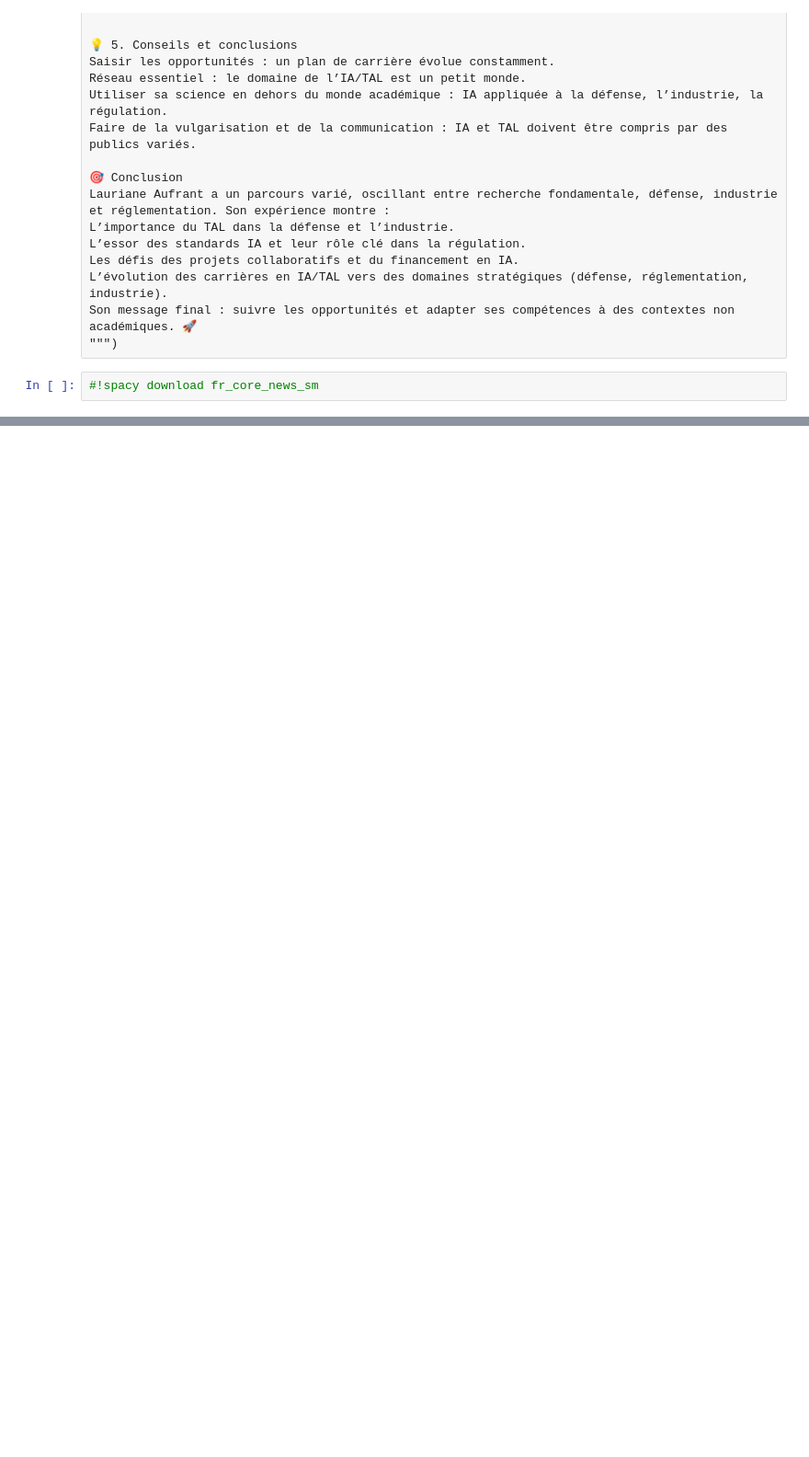
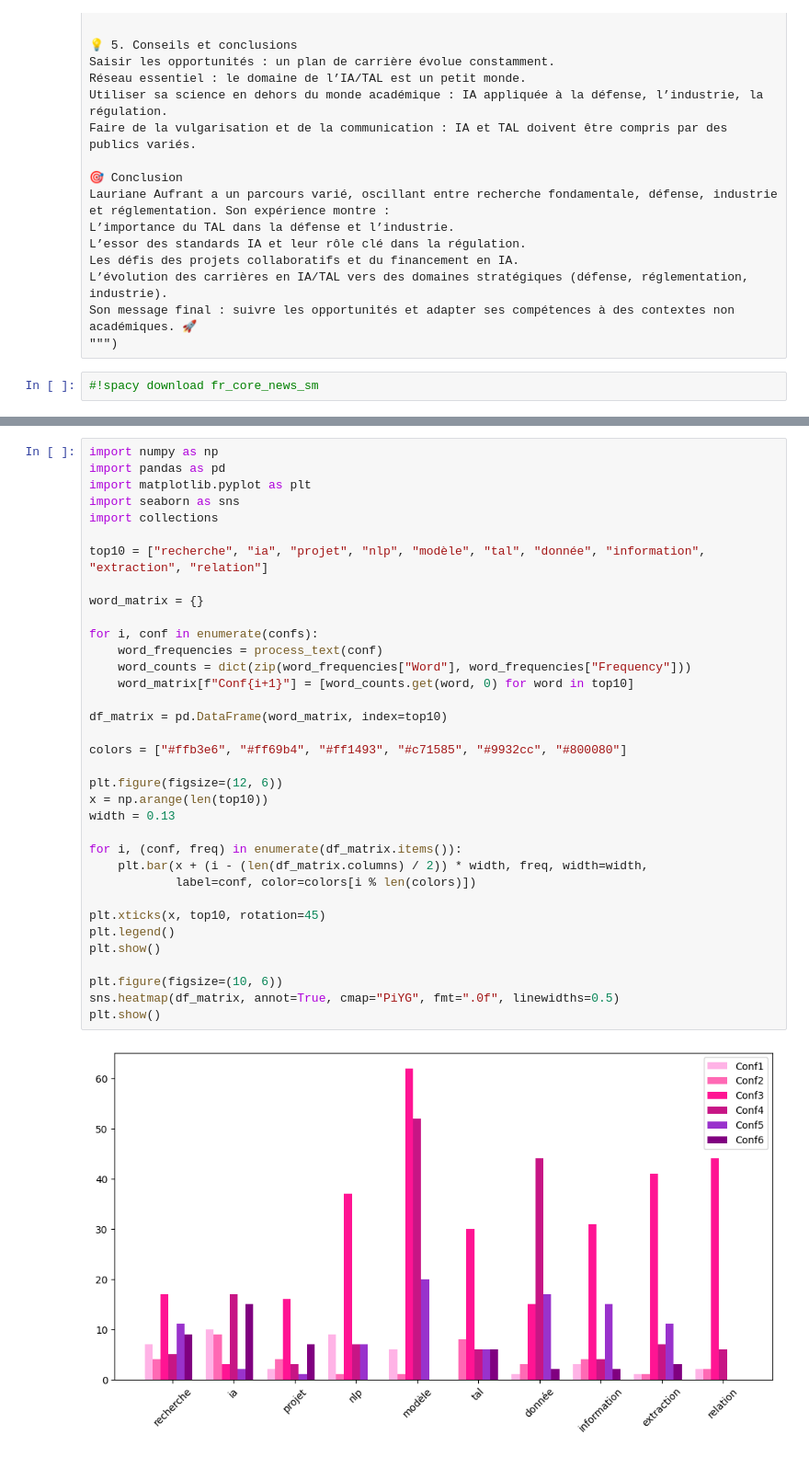
Before and after one commit to deboraptor/conferences_professionnelles, a Jupyter notebook: scripts/words_frequencies.ipynb, the cells around one changed output, grey strips where cells are left out. Shown at 92% size. Drawn from its saved outputs; the diff is of its cells as text; blank space fills up the shorter version.

```diff
--- a/scripts/words_frequencies.ipynb
+++ b/scripts/words_frequencies.ipynb
@@ -3260,0 +3258,37 @@ for i, conf in enumerate(confs):
+# %%
+import numpy as np
+import pandas as pd
+import matplotlib.pyplot as plt
+import seaborn as sns
+import collections
+
+top10 = ["recherche", "ia", "projet", "nlp", "modèle", "tal", "donnée", "information", "extraction", "relation"]
+
+word_matrix = {}
+
+for i, conf in enumerate(confs):
+    word_frequencies = process_text(conf)
+    word_counts = dict(zip(word_frequencies["Word"], word_frequencies["Frequency"]))
+    word_matrix[f"Conf{i+1}"] = [word_counts.get(word, 0) for word in top10]
+
+df_matrix = pd.DataFrame(word_matrix, index=top10)
+
+colors = ["#ffb3e6", "#ff69b4", "#ff1493", "#c71585", "#9932cc", "#800080"]
+
+plt.figure(figsize=(12, 6))
+x = np.arange(len(top10))
+width = 0.13
+
+for i, (conf, freq) in enumerate(df_matrix.items()):
+    plt.bar(x + (i - (len(df_matrix.columns) / 2)) * width, freq, width=width,
+            label=conf, color=colors[i % len(colors)])
+
+plt.xticks(x, top10, rotation=45)
+plt.legend()
+plt.show()
+
+plt.figure(figsize=(10, 6))
+sns.heatmap(df_matrix, annot=True, cmap="PiYG", fmt=".0f", linewidths=0.5)
+plt.show()
+# %% [output]
+[figure, added]
```
Also changed, not shown: parts of 2 cells of this notebook.
